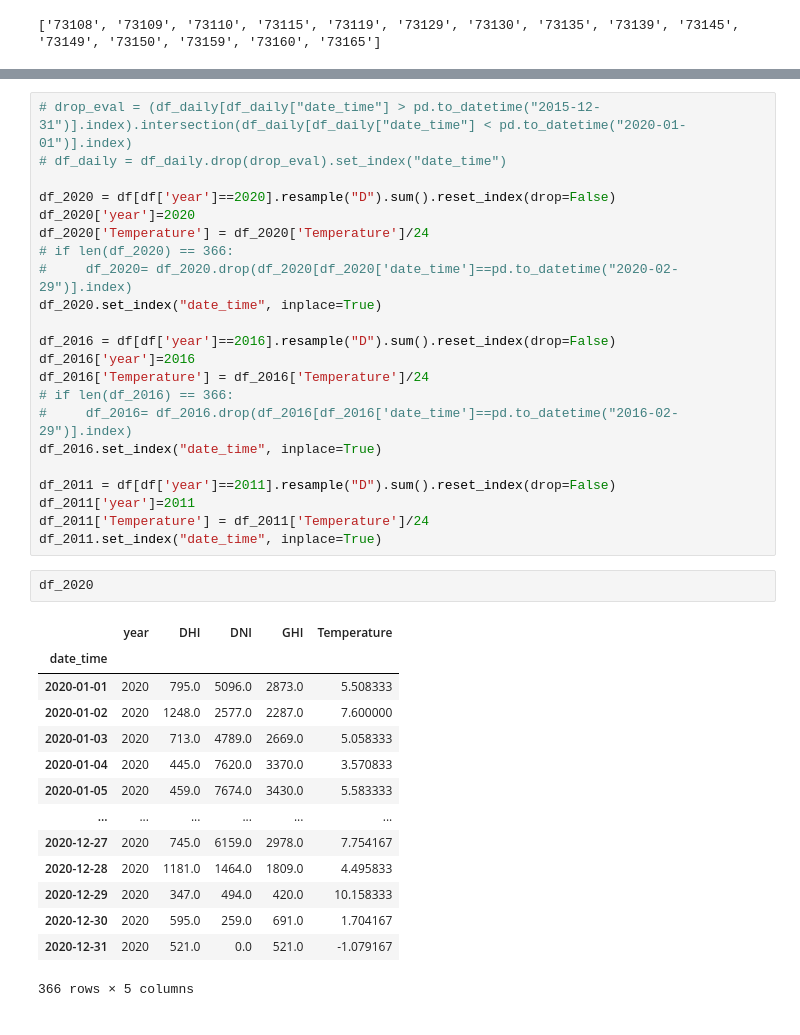
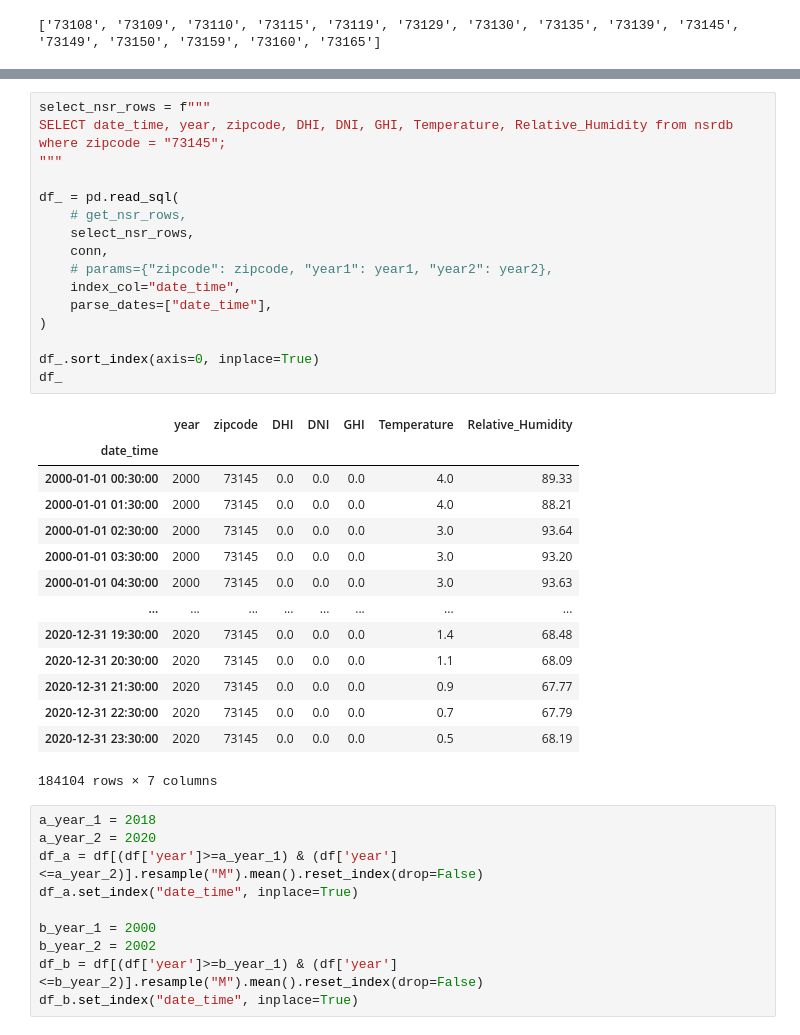
Before and after one commit to gamyers/solar-697, a Jupyter notebook: gm/notebooks/ts_decomposition.ipynb, the cells around one changed output, grey strips where cells are left out. Drawn from its saved outputs; the diff is of its cells as text.

```diff
--- a/gm/notebooks/ts_decomposition.ipynb
+++ b/gm/notebooks/ts_decomposition.ipynb
@@ -89,40 +109,43 @@ df = pd.read_sql(
+# %%
+select_nsr_rows = f"""
+SELECT date_time, year, zipcode, DHI, DNI, GHI, Temperature, Relative_Humidity from nsrdb
+where zipcode = "73145";
+"""
+
+df_ = pd.read_sql(
+    # get_nsr_rows,
+    select_nsr_rows,
+    conn,
+    # params={"zipcode": zipcode, "year1": year1, "year2": year2},
+    index_col="date_time",
+    parse_dates=["date_time"],
+)
+
+df_.sort_index(axis=0, inplace=True)
+df_
+# %% [output]
+|  | year | zipcode | DHI | DNI | GHI | Temperature | Relative_Humidity |
+| date_time |  |  |  |  |  |  |  |
+| 2000-01-01 00:30:00 | 2000 | 73145 | 0.0 | 0.0 | 0.0 | 4.0 | 89.33 |
+| 2000-01-01 01:30:00 | 2000 | 73145 | 0.0 | 0.0 | 0.0 | 4.0 | 88.21 |
+| 2000-01-01 02:30:00 | 2000 | 73145 | 0.0 | 0.0 | 0.0 | 3.0 | 93.64 |
+| 2000-01-01 03:30:00 | 2000 | 73145 | 0.0 | 0.0 | 0.0 | 3.0 | 93.20 |
+| 2000-01-01 04:30:00 | 2000 | 73145 | 0.0 | 0.0 | 0.0 | 3.0 | 93.63 |
+| ... | ... | ... | ... | ... | ... | ... | ... |
+| 2020-12-31 19:30:00 | 2020 | 73145 | 0.0 | 0.0 | 0.0 | 1.4 | 68.48 |
+| 2020-12-31 20:30:00 | 2020 | 73145 | 0.0 | 0.0 | 0.0 | 1.1 | 68.09 |
+| 2020-12-31 21:30:00 | 2020 | 73145 | 0.0 | 0.0 | 0.0 | 0.9 | 67.77 |
+| 2020-12-31 22:30:00 | 2020 | 73145 | 0.0 | 0.0 | 0.0 | 0.7 | 67.79 |
+| 2020-12-31 23:30:00 | 2020 | 73145 | 0.0 | 0.0 | 0.0 | 0.5 | 68.19 |
+184104 rows × 7 columns
 # %%
-# drop_eval = (df_daily[df_daily["date_time"] > pd.to_datetime("2015-12-31")].index).intersection(df_daily[df_daily["date_time"] < pd.to_datetime("2020-01-01")].index)
-# df_daily = df_daily.drop(drop_eval).set_index("date_time")
+a_year_1 = 2018
+a_year_2 = 2020
+df_a = df[(df['year']>=a_year_1) & (df['year']<=a_year_2)].resample("M").mean().reset_index(drop=False)
+df_a.set_index("date_time", inplace=True)
 
-df_2020 = df[df['year']==2020].resample("D").sum().reset_index(drop=False)
-df_2020['year']=2020
-df_2020['Temperature'] = df_2020['Temperature']/24
-# if len(df_2020) == 366:
-#     df_2020= df_2020.drop(df_2020[df_2020['date_time']==pd.to_datetime("2020-02-29")].index)
-df_2020.set_index("date_time", inplace=True)
-
-df_2016 = df[df['year']==2016].resample("D").sum().reset_index(drop=False)
-df_2016['year']=2016
-df_2016['Temperature'] = df_2016['Temperature']/24
-# if len(df_2016) == 366:
-#     df_2016= df_2016.drop(df_2016[df_2016['date_time']==pd.to_datetime("2016-02-29")].index)
-df_2016.set_index("date_time", inplace=True)
-
-df_2011 = df[df['year']==2011].resample("D").sum().reset_index(drop=False)
-df_2011['year']=2011
-df_2011['Temperature'] = df_2011['Temperature']/24
-df_2011.set_index("date_time", inplace=True)
+b_year_1 = 2000
+b_year_2 = 2002
+df_b = df[(df['year']>=b_year_1) & (df['year']<=b_year_2)].resample("M").mean().reset_index(drop=False)
+df_b.set_index("date_time", inplace=True)
-# %%
-df_2020
-# %% [output]
-|  | year | DHI | DNI | GHI | Temperature |
-| date_time |  |  |  |  |  |
-| 2020-01-01 | 2020 | 795.0 | 5096.0 | 2873.0 | 5.508333 |
-| 2020-01-02 | 2020 | 1248.0 | 2577.0 | 2287.0 | 7.600000 |
-| 2020-01-03 | 2020 | 713.0 | 4789.0 | 2669.0 | 5.058333 |
-| 2020-01-04 | 2020 | 445.0 | 7620.0 | 3370.0 | 3.570833 |
-| 2020-01-05 | 2020 | 459.0 | 7674.0 | 3430.0 | 5.583333 |
-| ... | ... | ... | ... | ... | ... |
-| 2020-12-27 | 2020 | 745.0 | 6159.0 | 2978.0 | 7.754167 |
-| 2020-12-28 | 2020 | 1181.0 | 1464.0 | 1809.0 | 4.495833 |
-| 2020-12-29 | 2020 | 347.0 | 494.0 | 420.0 | 10.158333 |
-| 2020-12-30 | 2020 | 595.0 | 259.0 | 691.0 | 1.704167 |
-| 2020-12-31 | 2020 | 521.0 | 0.0 | 521.0 | -1.079167 |
-366 rows × 5 columns
 # %%
```
Also changed, not shown: parts of 11 cells of this notebook, 2 other files.
